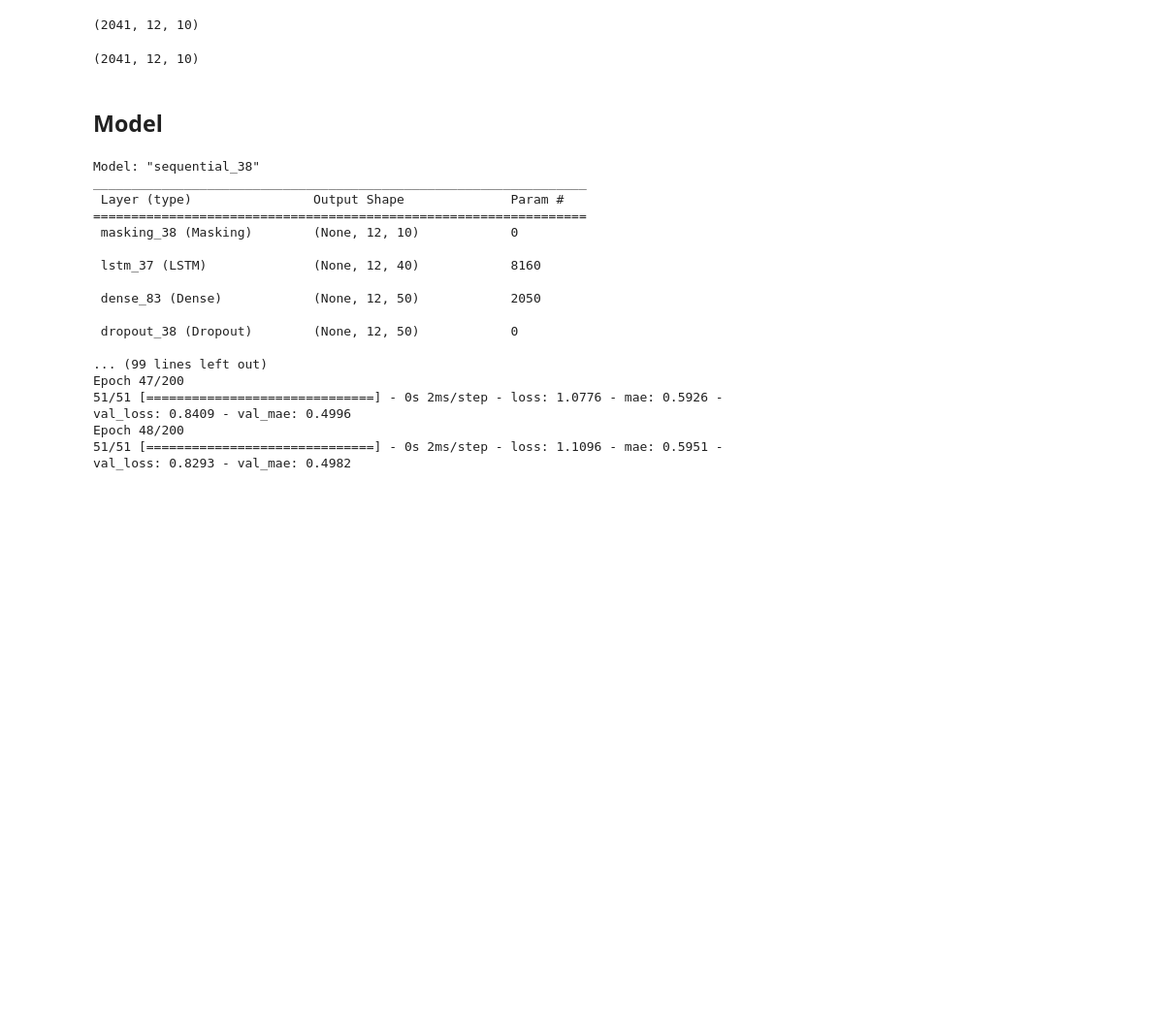
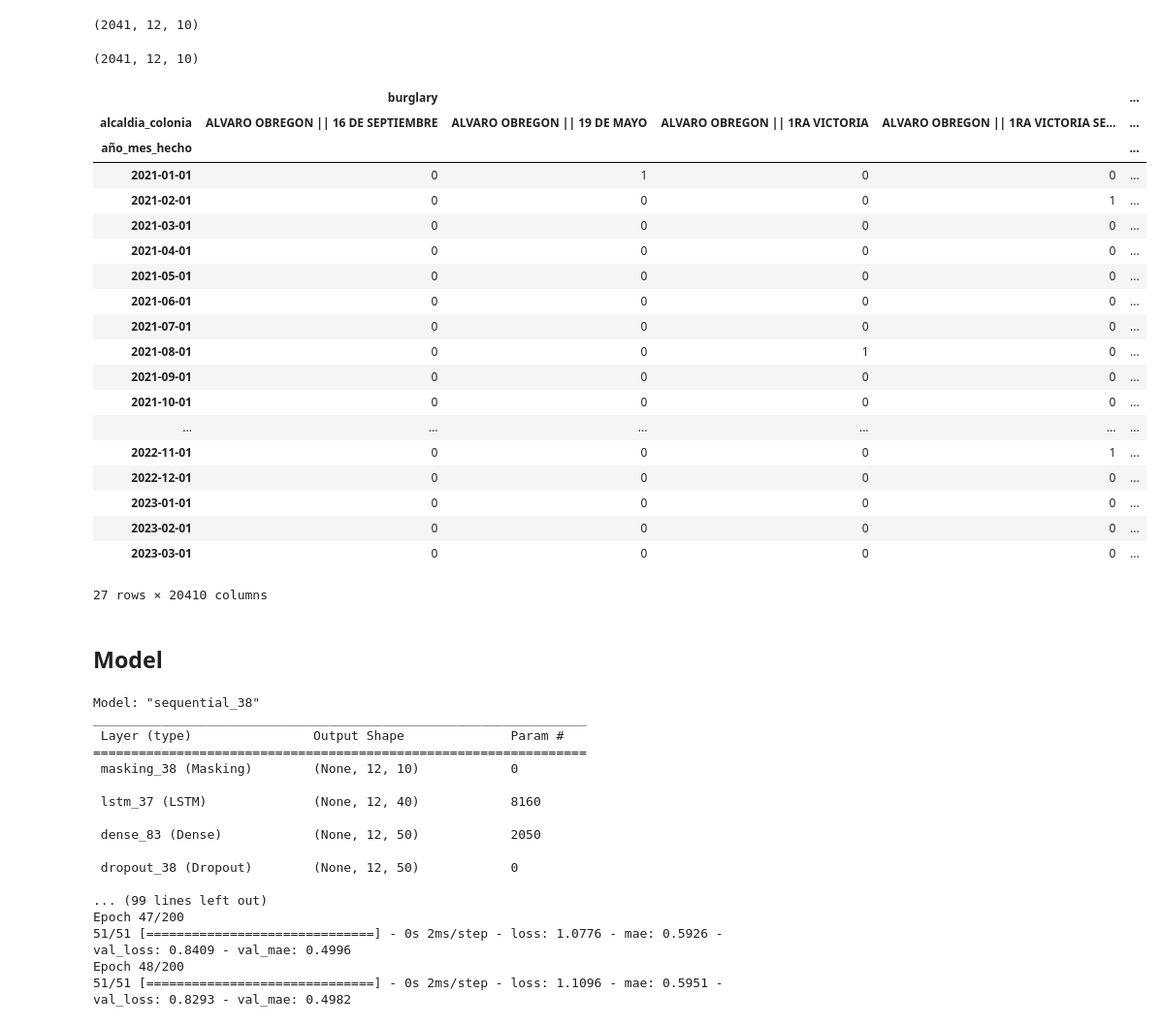
Before and after one commit to AngelEscobedo1712/Safety-Map, a Jupyter notebook: model_notebooks/RNN_model_2nd_try.ipynb, the cells around one changed output. Shown at 97% size. Cells and saved outputs as stored; diff of their text form; code cells hidden in the pictures; blank space fills up the shorter version.

```diff
--- a/model_notebooks/RNN_model_2nd_try.ipynb
+++ b/model_notebooks/RNN_model_2nd_try.ipynb
@@ -145,6 +153,29 @@ X_train.shape
 y_train.shape
 # %% [output]
 (2041, 12, 10)
+# %%
+fold_test
+# %% [output]
+|  | burglary |  |  |  | ... |
+| alcaldia_colonia | ALVARO OBREGON || 16 DE SEPTIEMBRE | ALVARO OBREGON || 19 DE MAYO | ALVARO OBREGON || 1RA VICTORIA | ALVARO OBREGON || 1RA VICTORIA SE... | ... |
+| año_mes_hecho |  |  |  |  | ... |
+| 2021-01-01 | 0 | 1 | 0 | 0 | ... |
+| 2021-02-01 | 0 | 0 | 0 | 1 | ... |
+| 2021-03-01 | 0 | 0 | 0 | 0 | ... |
+| 2021-04-01 | 0 | 0 | 0 | 0 | ... |
+| 2021-05-01 | 0 | 0 | 0 | 0 | ... |
+| 2021-06-01 | 0 | 0 | 0 | 0 | ... |
+| 2021-07-01 | 0 | 0 | 0 | 0 | ... |
+| 2021-08-01 | 0 | 0 | 1 | 0 | ... |
+| 2021-09-01 | 0 | 0 | 0 | 0 | ... |
+| 2021-10-01 | 0 | 0 | 0 | 0 | ... |
+| ... | ... | ... | ... | ... | ... |
+| 2022-11-01 | 0 | 0 | 0 | 1 | ... |
+| 2022-12-01 | 0 | 0 | 0 | 0 | ... |
+| 2023-01-01 | 0 | 0 | 0 | 0 | ... |
+| 2023-02-01 | 0 | 0 | 0 | 0 | ... |
+| 2023-03-01 | 0 | 0 | 0 | 0 | ... |
+27 rows × 20410 columns
 # %% [markdown]
 ## Model
 # %%
```
Also changed, not shown: parts of 11 cells of this notebook.
